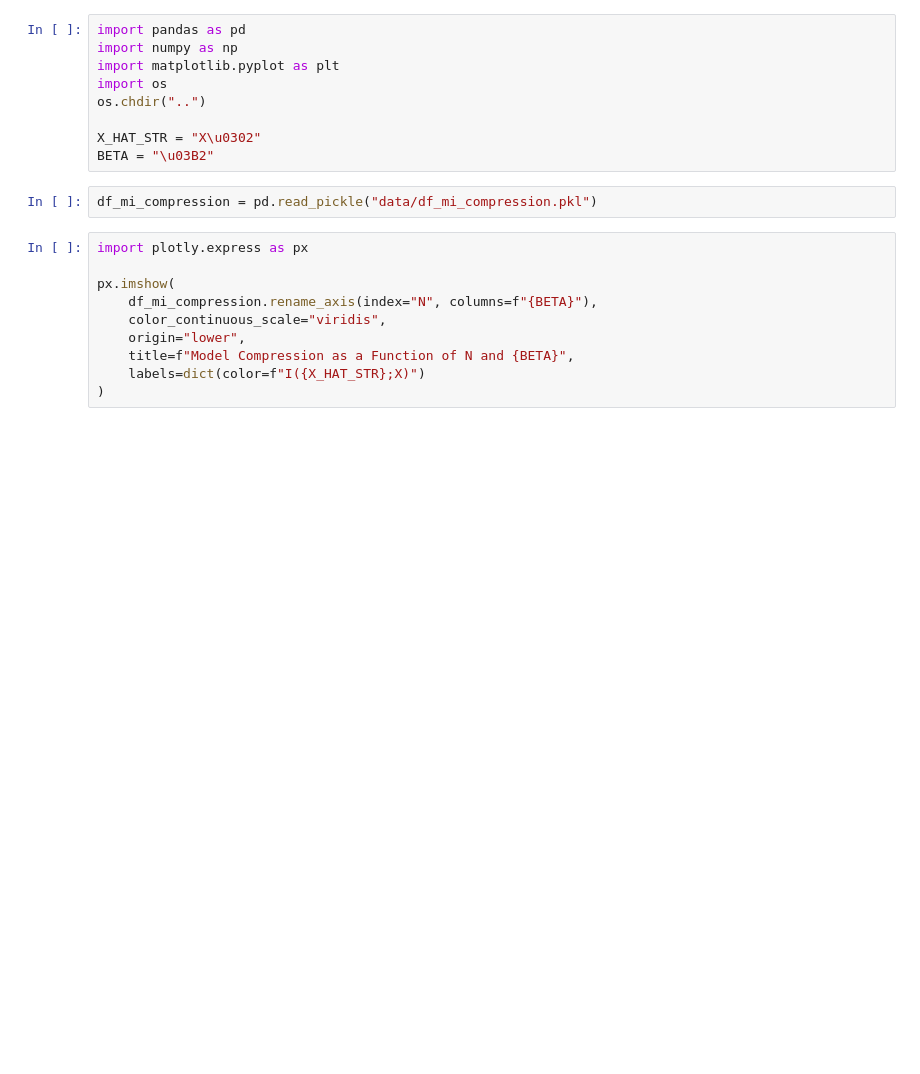
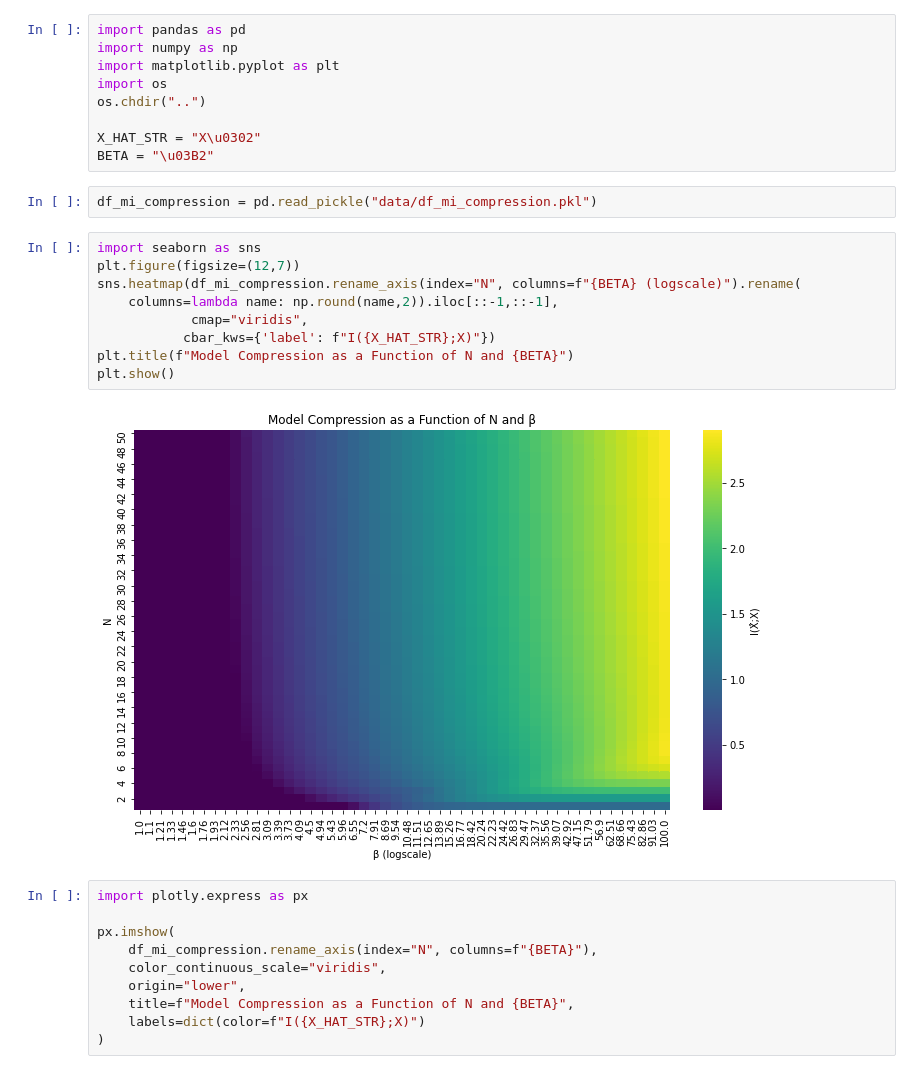
Before and after one commit to yuvfried/seminar-workshop, a Jupyter notebook: notebooks/IB_Model_Compression.ipynb, the cells around one changed output. Cells and saved outputs as stored; diff of their text form; blank space fills up the shorter version.

```diff
--- a/notebooks/IB_Model_Compression.ipynb
+++ b/notebooks/IB_Model_Compression.ipynb
@@ -9,6 +9,17 @@ X_HAT_STR = "X\u0302"
 BETA = "\u03B2"
 # %%
 df_mi_compression = pd.read_pickle("data/df_mi_compression.pkl")
+# %%
+import seaborn as sns
+plt.figure(figsize=(12,7))
+sns.heatmap(df_mi_compression.rename_axis(index="N", columns=f"{BETA} (logscale)").rename(
+    columns=lambda name: np.round(name,2)).iloc[::-1,::-1],
+            cmap="viridis",
+           cbar_kws={'label': f"I({X_HAT_STR};X)"})
+plt.title(f"Model Compression as a Function of N and {BETA}")
+plt.show()
+# %% [output]
+[figure, added]
 # %%
 import plotly.express as px
 
```
